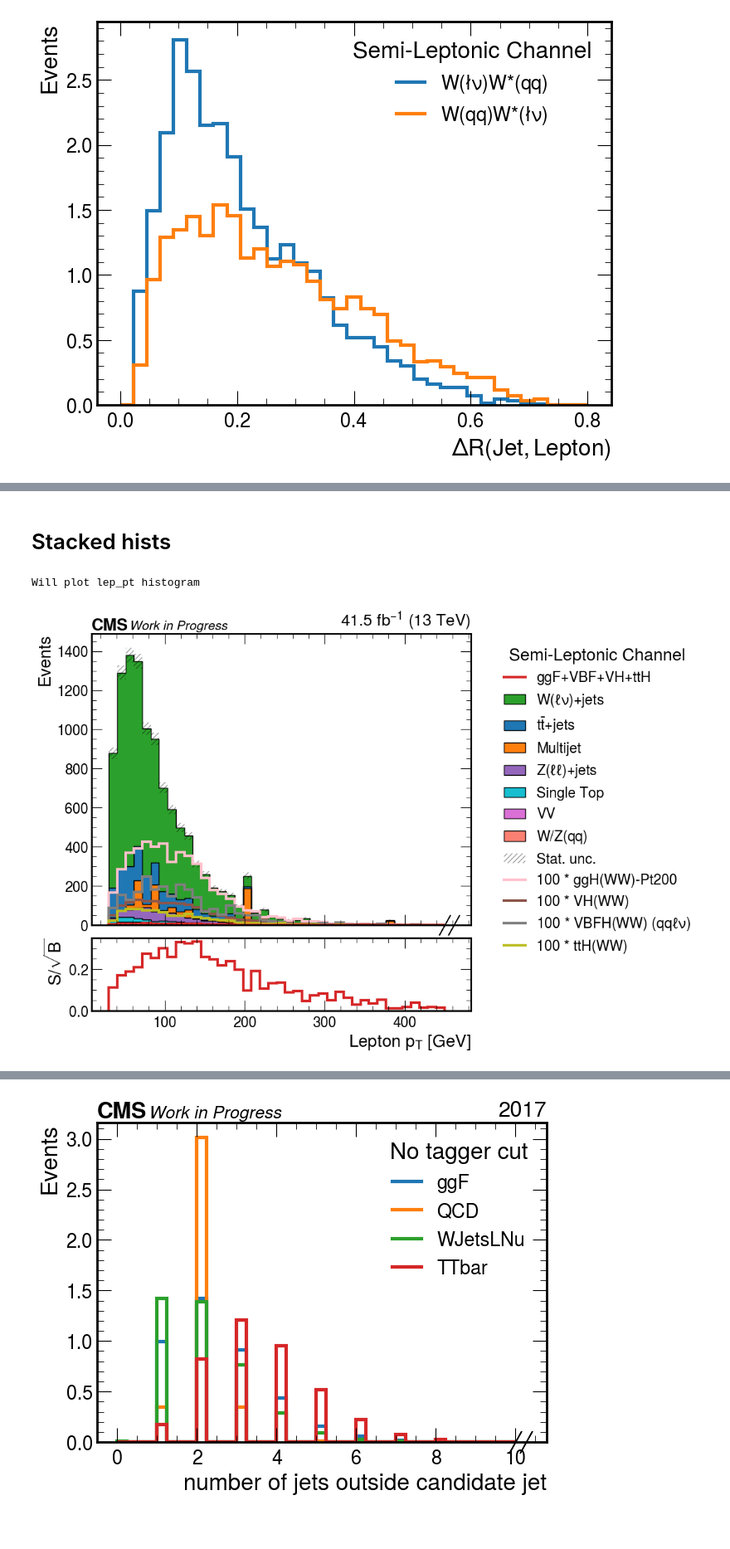
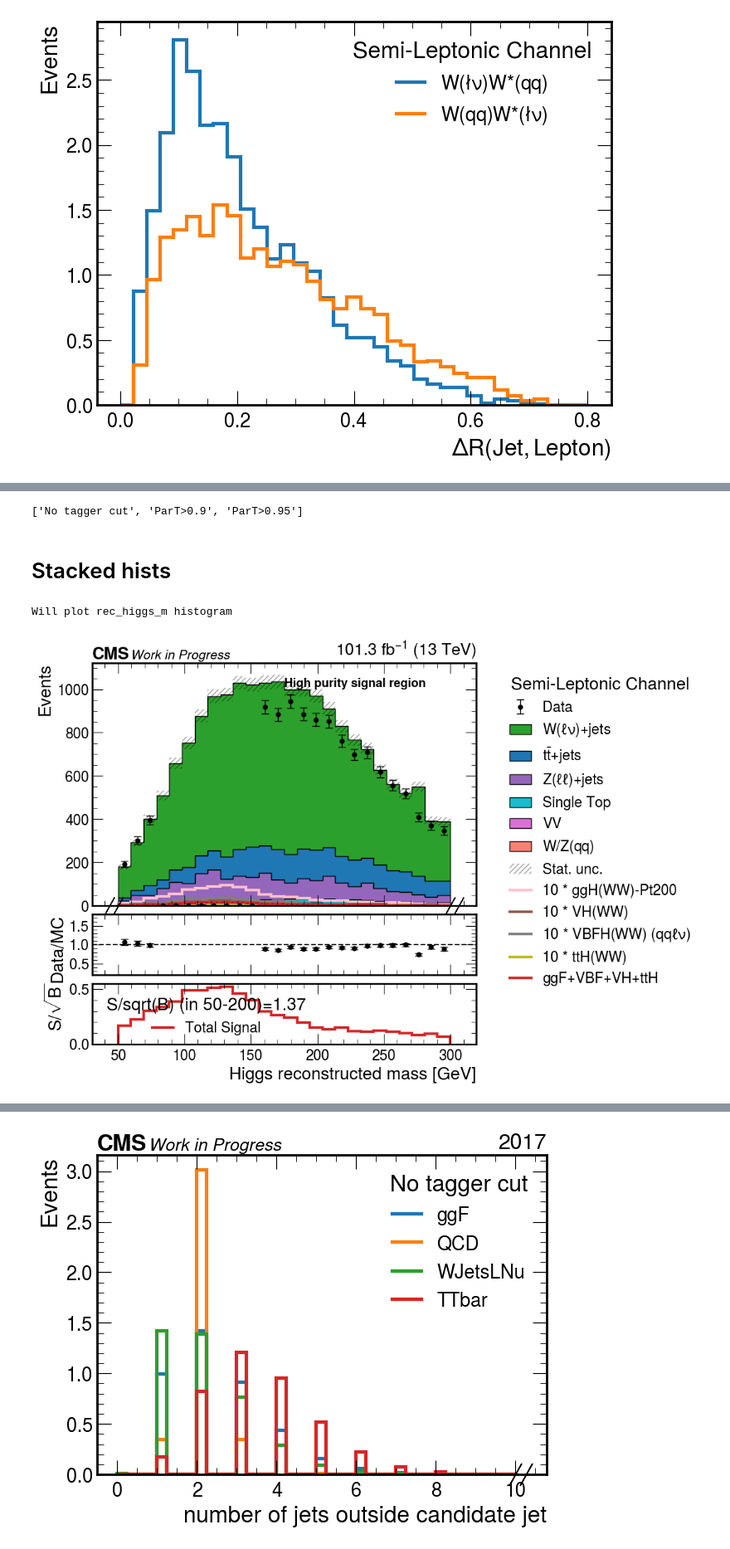
Before and after one commit to quinnanm/boostedhiggs, a Jupyter notebook: binder/hists_plots.ipynb, the cells around one changed output, grey strips where cells are left out. Shown at 83% size. Cells and saved outputs as stored; diff of their text form; code cells hidden in the pictures; blank space fills up the shorter version.

```diff
--- a/binder/hists_plots.ipynb
+++ b/binder/hists_plots.ipynb
@@ -59,4 +35,0 @@ cat1_sr.root
-# %%
-import uproot
-f = uproot.open("../combine/hww_templates/cat1_sr.root")
-f.keys()
@@ -297,20 +152,0 @@ for year in years:
-# %%
-plt.rcParams.update({"font.size": 20})
-
-sample = "QCD"
-var = "rec_higgs_m"
-
-# make histogram
-h2 = hist2.Hist(
-   utils.axis_dict[var]
-)
-
-for year in years:
-    for ch in channels:
-
-        df = events_dict[year][ch][sample]
-
-        h2.fill(
-            var=df[var],
-            weight=df["event_weight"]
-        )
@@ -462,10 +699,14 @@ ax.set_ylabel("Events");
+# %%
+list(h.axes[0])
+# %% [output]
+['No tagger cut', 'ParT>0.9', 'ParT>0.95']
 # %% [markdown]
 # Stacked hists
 # %%
 vars_to_plot = [
 #     "fj_minus_lep_m",
 #     "fj_pt",
-    "lep_pt",
+#     "lep_pt",
 #     "fj_msoftdrop",
 #     "fj_bjets_ophem",
 #     "fj_bjets",
@@ -477,7 +718,7 @@ vars_to_plot = [
 #     "met",
 #     "mjj",
 #     "fj_pt_over_lep_pt",
-#     "rec_higgs_m",
+    "rec_higgs_m",
 #     "rec_higgs_pt",
 #     "rec_higgs_pt_over_lep_pt",
 #     "golden_var",
@@ -485,15 +726,16 @@ vars_to_plot = [
 #     "fj_ParT_mass",
 #     "fj_ParticleNet_mass"
 #     "nj",
-#     "inclusive_score"
+#     "inclusive_score",
+#     "fj_ParT_score_finetuned_v2_10_12",
 ]
 
 samples_to_plot = [
-    "HWW",
+    "ggF",
     "VH",
     "VBF",
     "ttH",
-    "QCD",
+#     "QCD",
     "DYJets",
     "WJetsLNu",
     "WZQQ",
@@ -592,13 +797,16 @@ for var in vars_to_plot:
 # %%
 plt.rcParams.update({"font.size": 20})
 from utils import plot_hists
 plot_hists(years, channels, hists, vars_to_plot,
-            add_data=False,
+            add_data=True,
             logy=False,
             add_soverb=True,
             only_sig=False,
-            mult=100,
-            outpath="/Users/fmokhtar/Desktop/farakiko/")
+            mult=10,
+            outpath="/Users/fmokhtar/Desktop/farakikopku/",
+            text_=list(presel.keys())[0],
+            blind_region=[80,150],
+          )
 # %% [output]
-Will plot lep_pt histogram
+Will plot rec_higgs_m histogram
-[figure, old version]
+[figure, new version]
```
Also changed, not shown: parts of 70 cells of this notebook, 17 other files.
